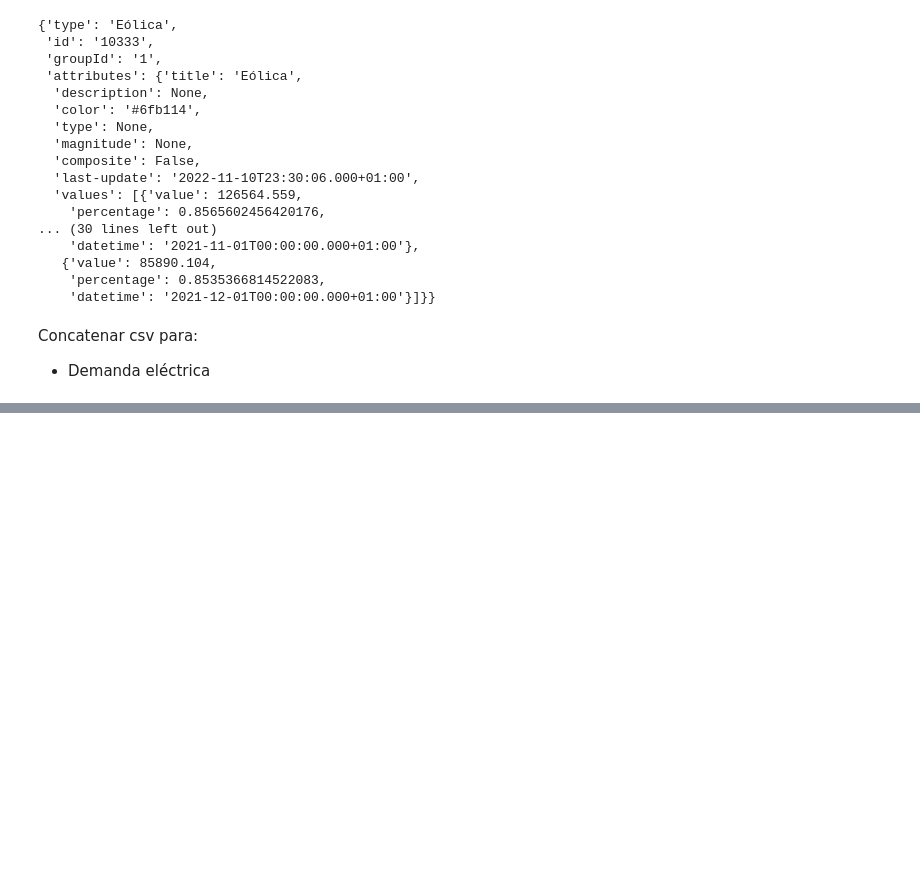
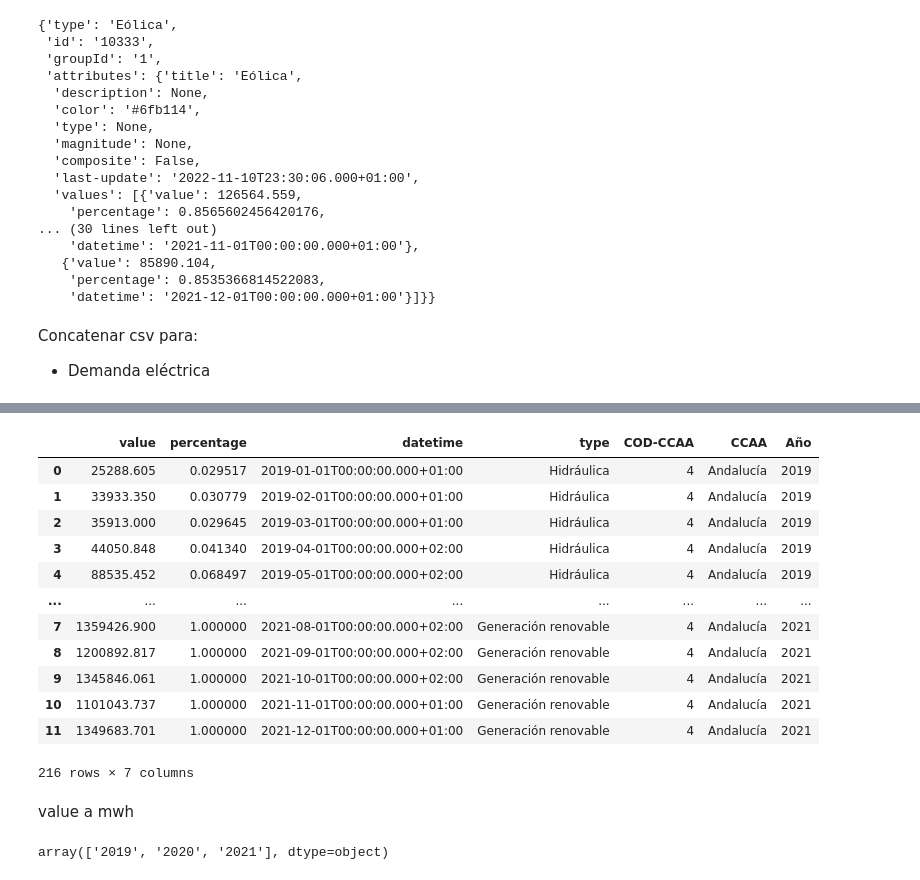
Before and after one commit to ngcarvajall/Laboratorio_ETL, a Jupyter notebook: API.ipynb, the cells around one changed output, grey strips where cells are left out. Saved outputs shown, nothing was run; the diff lists cells and outputs as text; code cells hidden in the pictures; blank space fills up the shorter version.

Commit message:
datetime

```diff
--- a/API.ipynb
+++ b/API.ipynb
@@ -217,10 +237,0 @@ TypeError: 'in <string>' requires string as left operand, not int
-# %%
-df_ingresos = pd.DataFrame()
-for año in os.listdir('C:\\Users\\DELL\\Git\\apuntes-clases-ds-oct-24\\Modulo5\\datos\\DatosDescomprimidos'):
-    ruta_años = os.path.join('C:\\Users\\DELL\\Git\\apuntes-clases-ds-oct-24\\Modulo5\\datos\\DatosDescomprimidos', año)
-    for archivo in os.listdir(ruta_años):
-        if 'ingresos' in archivo.lower():
-            ruta_archivo = os.path.join(ruta_años, archivo)
-            df_ingresos_año = limpiar_ingresos(ruta_archivo)
-            df_ingresos = pd.concat([df_ingresos, df_ingresos_año])
-            os.makedirs('datos\\datosfinales', exist_ok=True)
@@ -238,0 +275,19 @@ for año in os.listdir('C:\\Users\\DELL\\Git\\apuntes-clases-ds-oct-24\\Modulo5\
+# %%
+# Vamos a definir las rutas de las carpetas de donde sacamos los archivos y donde queremos almacenar los resutlados después de toda la transformación
+ruta_origen = 'C:\\Users\\DELL\\Git\\Laboratorio_ETL\\datos_generacion_estructura'
+df_generacion = pd.DataFrame() #crear df para concatenar
+for archivo in (os.listdir(ruta_origen)):
+    ruta_archivo = os.path.join(ruta_origen, archivo)
+    df_variante_gen = pd.read_csv(ruta_archivo, index_col=0)
+    #creo uno dentro
+    #leer el csv{archivo}
+    nombre_limpio_gen = archivo.split('.csv') #split.csv
+    print(nombre_limpio_gen)
+    nombre_junto_ano_gen = nombre_limpio_gen[0].split('_')
+    nombre_gen = nombre_junto_ano_gen[0]
+    print(nombre_gen)
+    fecha_gen = nombre_junto_ano_gen[1]
+    print(fecha_gen)
+    df_variante_gen['CCAA'] = nombre_gen
+    df_variante_gen['Año'] = fecha_gen
+    df_generacion = pd.concat([df_generacion, df_variante_gen])
@@ -238,0 +312,22 @@ for año in os.listdir('C:\\Users\\DELL\\Git\\apuntes-clases-ds-oct-24\\Modulo5\
+# %%
+df_generacion[df_generacion['CCAA'] == 'Andalucía']
+# %% [output]
+|  | value | percentage | datetime | type | COD-CCAA | CCAA | Año |
+| 0 | 25288.605 | 0.029517 | 2019-01-01T00:00:00.000+01:00 | Hidráulica | 4 | Andalucía | 2019 |
+| 1 | 33933.350 | 0.030779 | 2019-02-01T00:00:00.000+01:00 | Hidráulica | 4 | Andalucía | 2019 |
+| 2 | 35913.000 | 0.029645 | 2019-03-01T00:00:00.000+01:00 | Hidráulica | 4 | Andalucía | 2019 |
+| 3 | 44050.848 | 0.041340 | 2019-04-01T00:00:00.000+02:00 | Hidráulica | 4 | Andalucía | 2019 |
+| 4 | 88535.452 | 0.068497 | 2019-05-01T00:00:00.000+02:00 | Hidráulica | 4 | Andalucía | 2019 |
+| ... | ... | ... | ... | ... | ... | ... | ... |
+| 7 | 1359426.900 | 1.000000 | 2021-08-01T00:00:00.000+02:00 | Generación renovable | 4 | Andalucía | 2021 |
+| 8 | 1200892.817 | 1.000000 | 2021-09-01T00:00:00.000+02:00 | Generación renovable | 4 | Andalucía | 2021 |
+| 9 | 1345846.061 | 1.000000 | 2021-10-01T00:00:00.000+02:00 | Generación renovable | 4 | Andalucía | 2021 |
+| 10 | 1101043.737 | 1.000000 | 2021-11-01T00:00:00.000+01:00 | Generación renovable | 4 | Andalucía | 2021 |
+| 11 | 1349683.701 | 1.000000 | 2021-12-01T00:00:00.000+01:00 | Generación renovable | 4 | Andalucía | 2021 |
+216 rows × 7 columns
+# %% [markdown]
+value a mwh
+# %%
+df_generacion['Año'].unique()
+# %% [output]
+array(['2019', '2020', '2021'], dtype=object)
```
Also changed, not shown: parts of 12 cells of this notebook, 1 other file.
